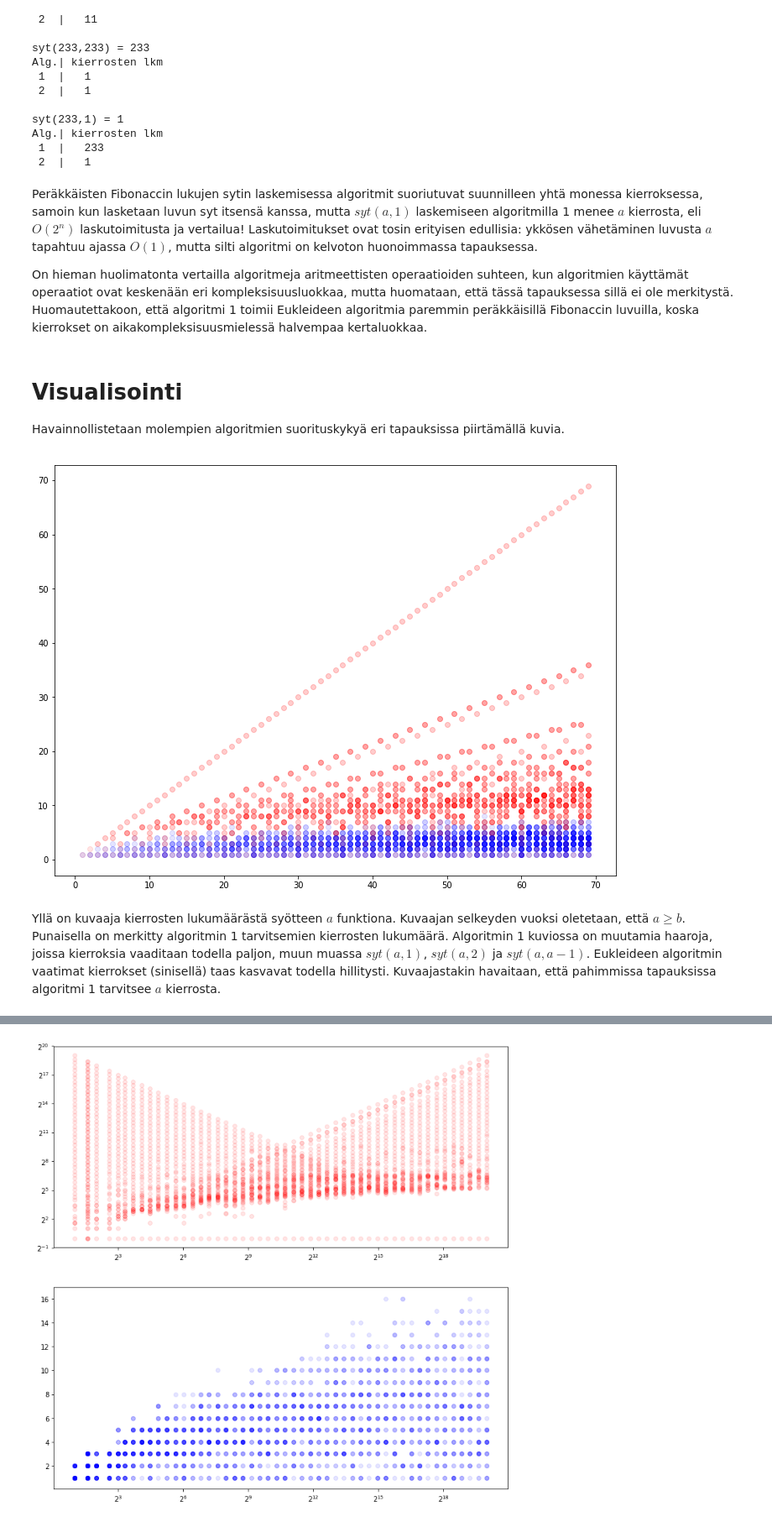
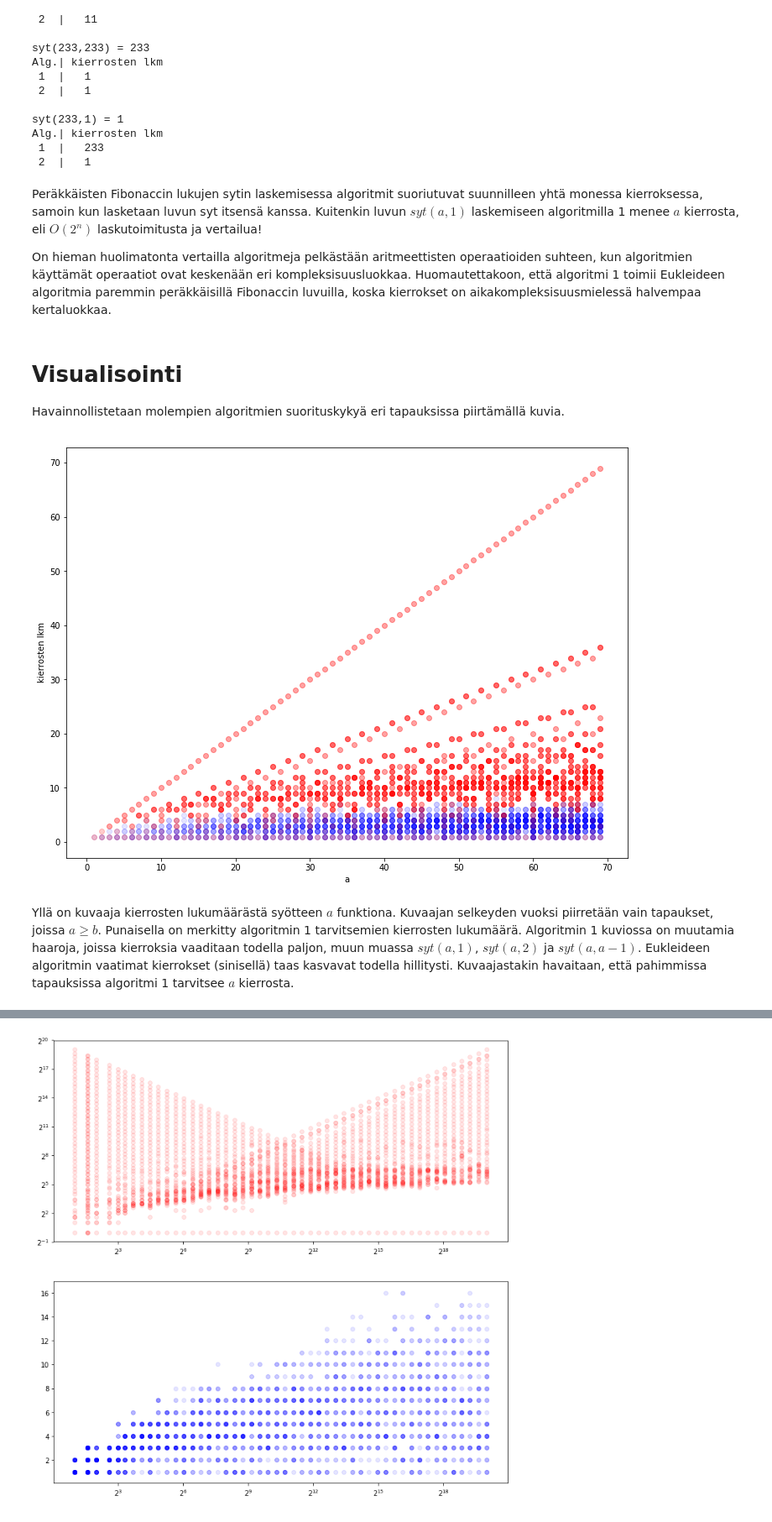
Before and after one commit to pajunkissa/gcd-complexity, a Jupyter notebook: Algoritmien vertailua.ipynb, the cells around one changed output, grey strips where cells are left out. Shown: that part at 84% size. Saved outputs shown, nothing was run; the diff lists cells and outputs as text; code cells hidden in the pictures.

```diff
--- a/Algoritmien vertailua.ipynb
+++ b/Algoritmien vertailua.ipynb
@@ -67,9 +66,9 @@ Alg.| kierrosten lkm
  1  |   233
  2  |   1
 # %% [markdown]
-Peräkkäisten Fibonaccin lukujen sytin laskemisessa algoritmit suoriutuvat suunnilleen yhtä monessa kierroksessa, samoin kun lasketaan luvun syt itsensä kanssa, mutta $syt(a, 1)$ laskemiseen algoritmilla 1 menee $a$ kierrosta, eli $O(2^n)$ laskutoimitusta ja vertailua! Laskutoimitukset ovat tosin erityisen edullisia: ykkösen vähetäminen luvusta $a$ tapahtuu ajassa $O(1)$, mutta silti algoritmi on kelvoton huonoimmassa tapauksessa.
+Peräkkäisten Fibonaccin lukujen sytin laskemisessa algoritmit suoriutuvat suunnilleen yhtä monessa kierroksessa, samoin kun lasketaan luvun syt itsensä kanssa. Kuitenkin luvun $syt(a, 1)$ laskemiseen algoritmilla 1 menee $a$ kierrosta, eli $O(2^n)$ laskutoimitusta ja vertailua!
 
-On hieman huolimatonta vertailla algoritmeja aritmeettisten operaatioiden suhteen, kun algoritmien käyttämät operaatiot ovat keskenään eri kompleksisuusluokkaa, mutta huomataan, että tässä tapauksessa sillä ei ole merkitystä. Huomautettakoon, että algoritmi 1 toimii Eukleideen algoritmia paremmin peräkkäisillä Fibonaccin luvuilla, koska kierrokset on aikakompleksisuusmielessä halvempaa kertaluokkaa.
+On hieman huolimatonta vertailla algoritmeja pelkästään aritmeettisten operaatioiden suhteen, kun algoritmien käyttämät operaatiot ovat keskenään eri kompleksisuusluokkaa. Huomautettakoon, että algoritmi 1 toimii Eukleideen algoritmia paremmin peräkkäisillä Fibonaccin luvuilla, koska kierrokset on aikakompleksisuusmielessä halvempaa kertaluokkaa.
 # %% [markdown]
 # Visualisointi
 Havainnollistetaan molempien algoritmien suorituskykyä eri tapauksissa piirtämällä kuvia.
@@ -78,20 +77,23 @@ Havainnollistetaan molempien algoritmien suorituskykyä eri tapauksissa piirtäm
 # %%
 import matplotlib.pyplot as plt
 import numpy as np
 
 fig, axs = plt.subplots(figsize=(12, 9))
 
 n = 70
 
 for b in range(1, n):
     x = range(b, n)
     z1 = [syt(a, b)[1] for a in x]
     z2 = [eukl(a, b)[1] for a in x]
-    axs.scatter(x, z1, c = 'r', alpha = 0.1)
     axs.scatter(x, z2, c = 'b', alpha = 0.1)
+    axs.scatter(x, z1, c = 'r', alpha = 0.2)
+
+axs.set_xlabel('a')
+axs.set_ylabel('kierrosten lkm')
 
 plt.show()
 # %% [output]
-[figure, old version]
+[figure, new version]
 # %% [markdown]
-Yllä on kuvaaja kierrosten lukumäärästä syötteen $a$ funktiona. Kuvaajan selkeyden vuoksi oletetaan, että $a \geq b$. Punaisella on merkitty algoritmin 1 tarvitsemien kierrosten lukumäärä. Algoritmin 1 kuviossa on muutamia haaroja, joissa kierroksia vaaditaan todella paljon, muun muassa $syt(a,1)$, $syt(a,2)$ ja $syt(a, a-1)$. Eukleideen algoritmin vaatimat kierrokset (sinisellä) taas kasvavat todella hillitysti. Kuvaajastakin havaitaan, että pahimmissa tapauksissa algoritmi 1 tarvitsee $a$ kierrosta.
+Yllä on kuvaaja kierrosten lukumäärästä syötteen $a$ funktiona. Kuvaajan selkeyden vuoksi piirretään vain tapaukset, joissa $a \geq b$. Punaisella on merkitty algoritmin 1 tarvitsemien kierrosten lukumäärä. Algoritmin 1 kuviossa on muutamia haaroja, joissa kierroksia vaaditaan todella paljon, muun muassa $syt(a,1)$, $syt(a,2)$ ja $syt(a, a-1)$. Eukleideen algoritmin vaatimat kierrokset (sinisellä) taas kasvavat todella hillitysti. Kuvaajastakin havaitaan, että pahimmissa tapauksissa algoritmi 1 tarvitsee $a$ kierrosta.
```
Also changed, not shown: parts of 9 cells of this notebook.
